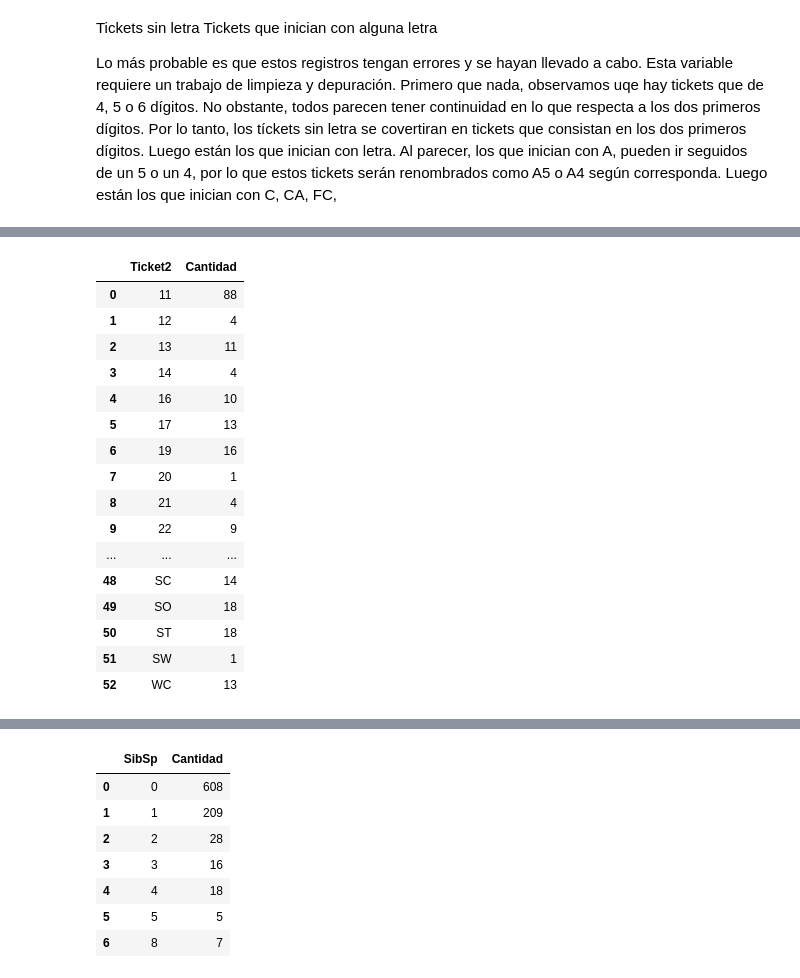
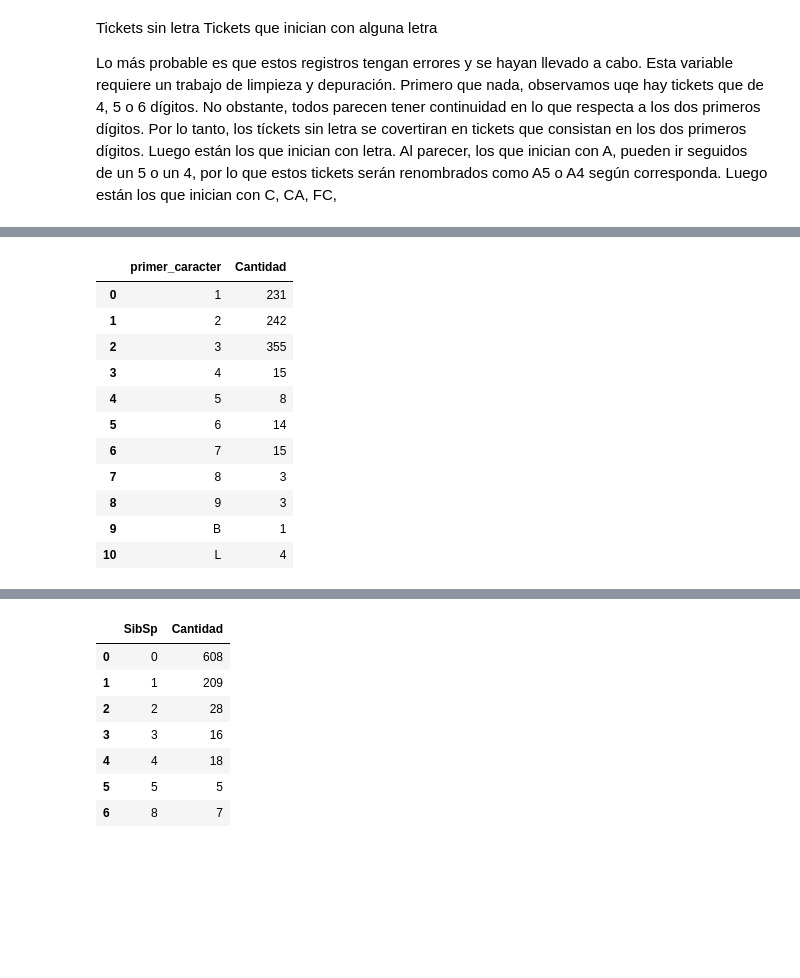
Before and after one commit to loreto73/Titanic, a Jupyter notebook: k_titanic.ipynb, the cells around one changed output, grey strips where cells are left out. Drawn from its saved outputs; the diff is of its cells as text; code cells hidden in the pictures; blank space fills up the shorter version.

```diff
--- a/k_titanic.ipynb
+++ b/k_titanic.ipynb
@@ -130,13 +114,4 @@ df.groupby(["Ticket"])["Ticket"].count().reset_index(name="Cantidad")
 # %%
 df['Ticket2'] = df['Ticket'].str[:4]
-# %%
-df['Ticket2'] = df['Ticket2'].apply(lambda x: 'A5' if x.startswith('A/5')
-      else ('A5' if x.startswith('A.5')
-      else ('A4' if x.startswith('A/4')
-      else ('W' if x.startswith('W.')
-      else ('CA' if x.startswith('C')
-      else ('PC' if x.startswith('PC')
-            else x[:2])
-)))))
 # %%
 df
@@ -142,0 +120,8 @@ df
+# %%
+def primer_caracter_despues_de_eliminar(texto):
+    # Eliminar el contenido antes del primer espacio
+    parte_despues_espacio = texto.split(' ', 1)[1] if ' ' in texto else texto
+    # Retornar el primer carácter de esa parte
+    return parte_despues_espacio[0] if parte_despues_espacio else ''
+# %%
+df['primer_caracter'] = df['Ticket'].apply(primer_caracter_despues_de_eliminar)
@@ -142,0 +130,9 @@ df
+# %%
+df['Ticket2'] = df['Ticket'].apply(lambda x: x[4:5] if x.startswith('A/5')
+      else (x[4:5] if x.startswith('A.5')
+      else ('A4' if x.startswith('A/4')
+      else ('W' if x.startswith('W.')
+      else ('CA' if x.startswith('C')
+      else (x[3:4] if x.startswith('PC')
+            else x[:1])
+)))))
@@ -143,21 +141,16 @@ df
 # %%
-df.groupby(["Ticket2"])["Ticket2"].count().reset_index(name="Cantidad")
+df.groupby(["primer_caracter"])["primer_caracter"].count().reset_index(name="Cantidad")
 # %% [output]
-|  | Ticket2 | Cantidad |
-| 0 | 11 | 88 |
-| 1 | 12 | 4 |
-| 2 | 13 | 11 |
-| 3 | 14 | 4 |
-| 4 | 16 | 10 |
-| 5 | 17 | 13 |
-| 6 | 19 | 16 |
-| 7 | 20 | 1 |
-| 8 | 21 | 4 |
-| 9 | 22 | 9 |
-| ... | ... | ... |
-| 48 | SC | 14 |
-| 49 | SO | 18 |
-| 50 | ST | 18 |
-| 51 | SW | 1 |
-| 52 | WC | 13 |
+|  | primer_caracter | Cantidad |
+| 0 | 1 | 231 |
+| 1 | 2 | 242 |
+| 2 | 3 | 355 |
+| 3 | 4 | 15 |
+| 4 | 5 | 8 |
+| 5 | 6 | 14 |
+| 6 | 7 | 15 |
+| 7 | 8 | 3 |
+| 8 | 9 | 3 |
+| 9 | B | 1 |
+| 10 | L | 4 |
 # %%
```
Also changed, not shown: parts of 17 cells of this notebook.
